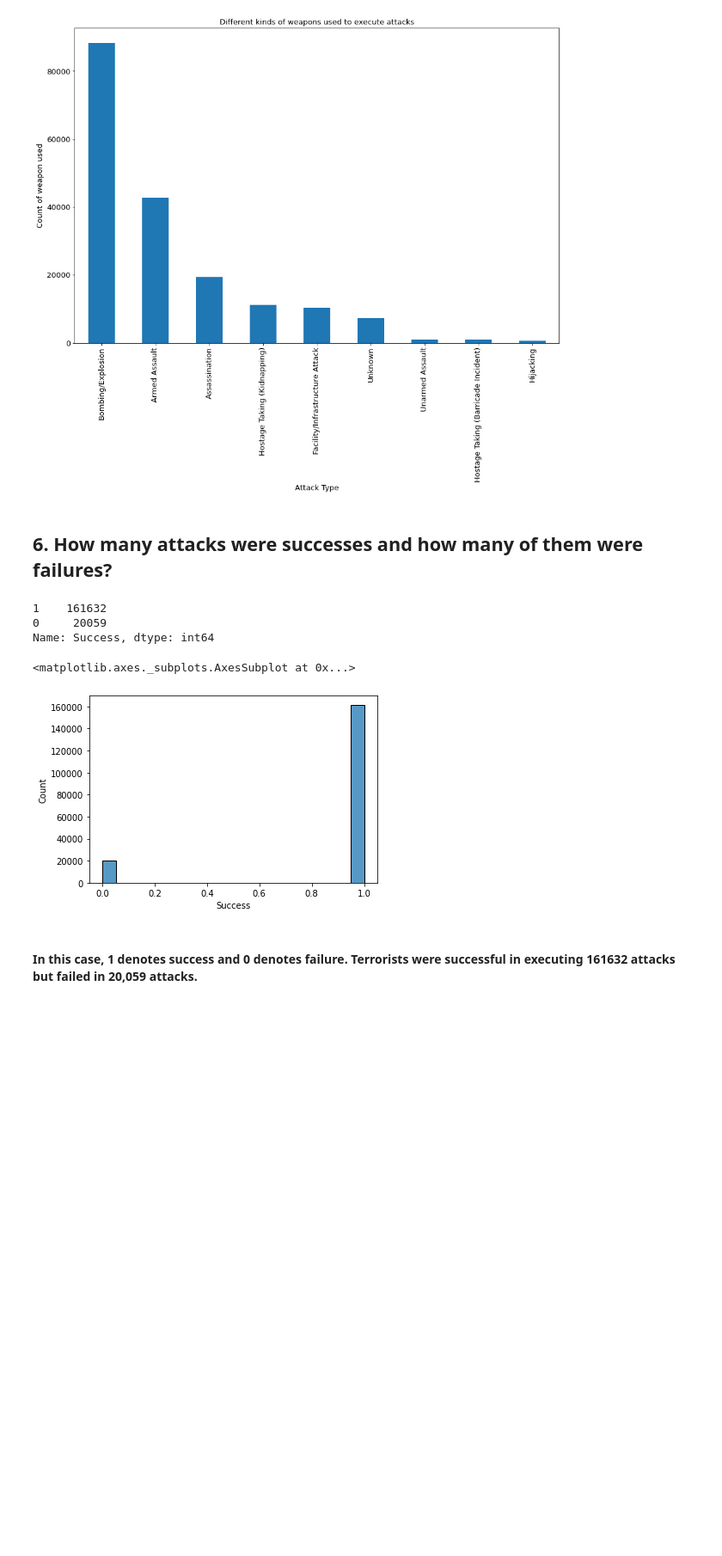
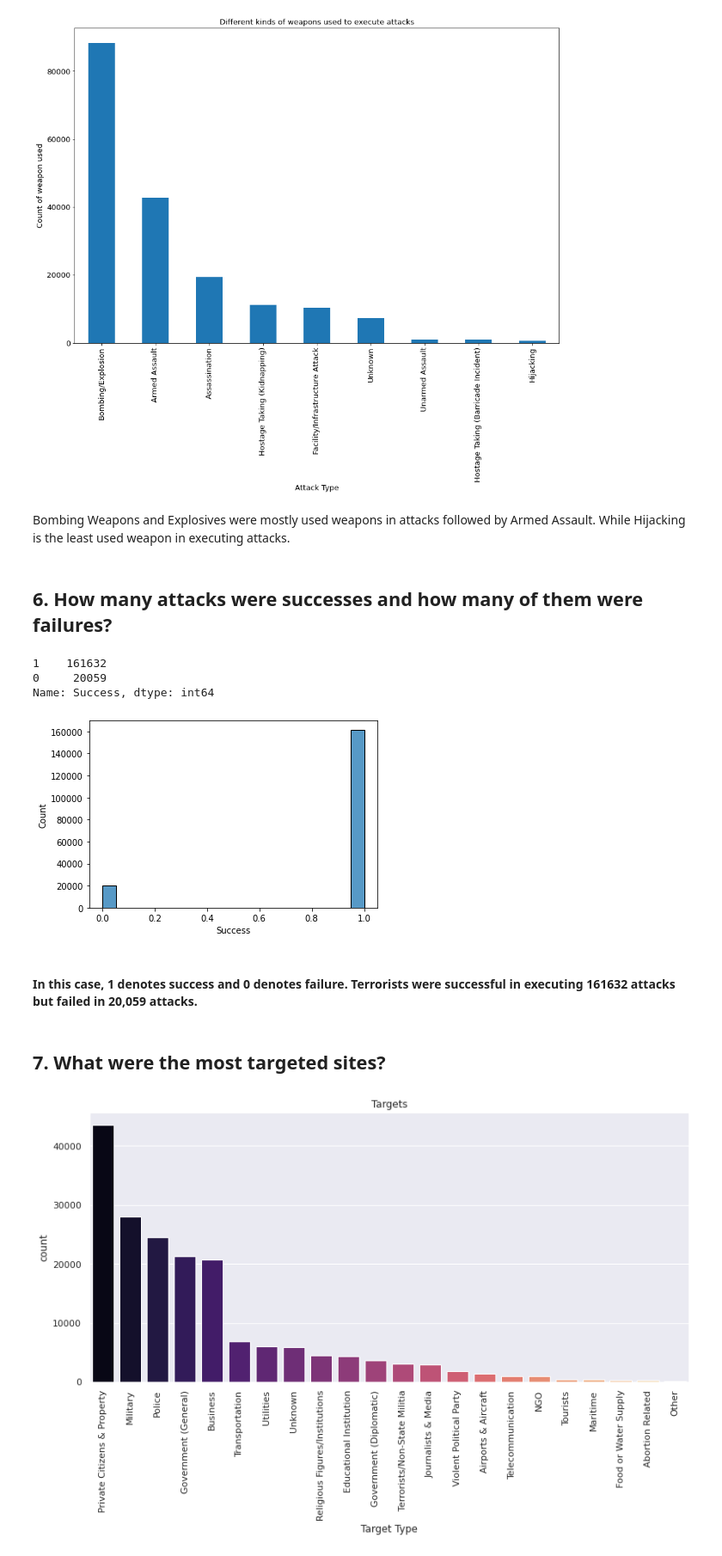
Before and after one commit to HarshJain41/Global-Terrorism-Data-Analysis, a Jupyter notebook: Harsh_Jain_Global_Terrorism_Analysis_Capstone_Project.ipynb, the cells around one changed output. Shown at 86% size. Drawn from its saved outputs; the diff is of its cells as text; code cells hidden in the pictures; blank space fills up the shorter version.

```diff
--- a/Harsh_Jain_Global_Terrorism_Analysis_Capstone_Project.ipynb
+++ b/Harsh_Jain_Global_Terrorism_Analysis_Capstone_Project.ipynb
@@ -279,16 +279,29 @@ plt.ylabel('Count of weapon used', fontsize = 13)
 plt.show()
 # %% [output]
 [figure]
+# %% [markdown]
+Bombing Weapons and Explosives were mostly used weapons in attacks followed by Armed Assault. While Hijacking is the least used weapon in executing attacks.
 # %% [markdown]
 ## 6. How many attacks were successes and how many of them were failures?
 # %%
 print(new_df['Success'].value_counts())
 sns.histplot(data=new_df, x="Success")
+sns.set(rc={'figure.figsize':(11,8)})
 # %% [output]
 1    161632
 0     20059
 Name: Success, dtype: int64
-<matplotlib.axes._subplots.AxesSubplot at 0x...>
 [figure]
 # %% [markdown]
 #### In this case, 1 denotes success and 0 denotes failure. Terrorists were successful in executing 161632 attacks but failed in 20,059 attacks.
+# %% [markdown]
+## 7. What were the most targeted sites?
+# %%
+plt.figure(figsize = (13,6))
+sns.countplot(new_df['target_type'], order = new_df['target_type'].value_counts().index, palette = 'magma')
+plt.xticks(rotation = 90)
+plt.xlabel('Target Type')
+plt.title('Targets')
+plt.show()
+# %% [output]
+[figure, added]
```
Also changed, not shown: parts of 6 cells of this notebook.
